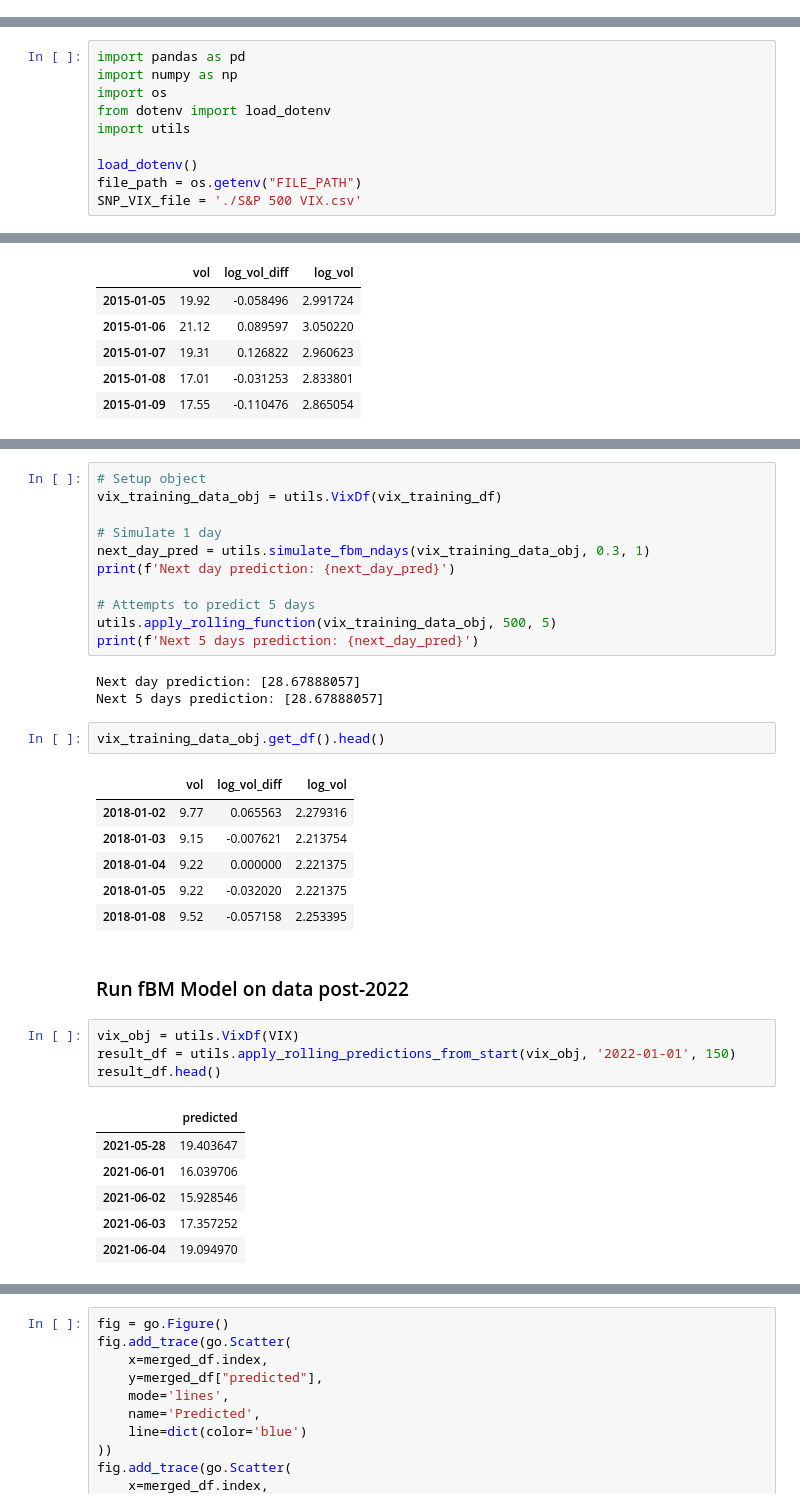
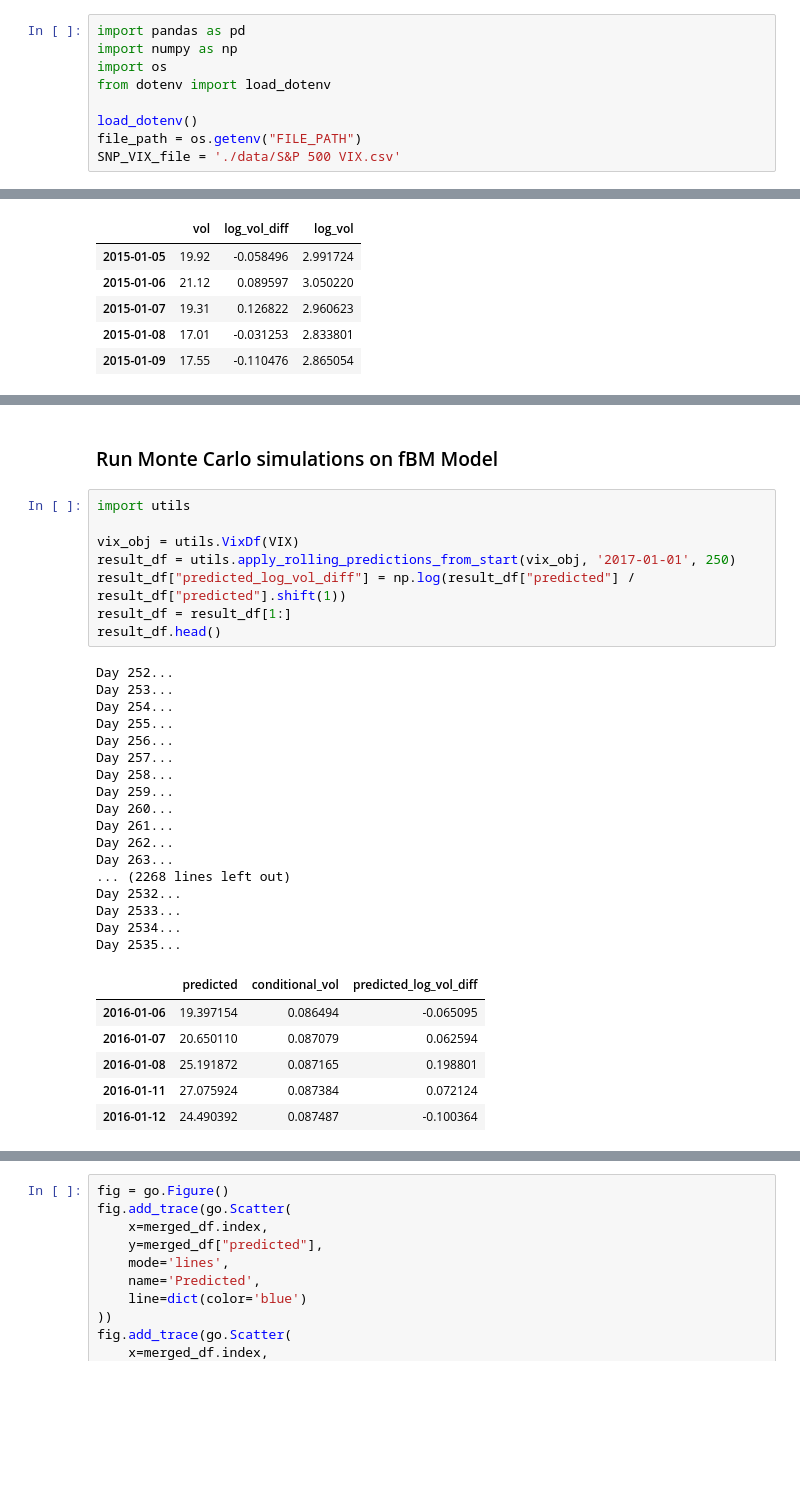
Before and after one commit to thatjosh/stats-practitioner-challenge, a Jupyter notebook: fBM_vix.ipynb, the cells around one changed output, grey strips where cells are left out. Drawn from its saved outputs; the diff is of its cells as text; blank space fills up the shorter version.

```diff
--- a/fBM_vix.ipynb
+++ b/fBM_vix.ipynb
@@ -1 +1,10 @@
+# %%
+import pandas as pd
+import numpy as np
+import os
+from dotenv import load_dotenv
+
+load_dotenv()
+file_path = os.getenv("FILE_PATH")
+SNP_VIX_file = './data/S&P 500 VIX.csv'
 # %% [markdown]
@@ -3,13 +12,3 @@
-# %%
-import pandas as pd
-import numpy as np
-import os
-from dotenv import load_dotenv
-import utils
-
-load_dotenv()
-file_path = os.getenv("FILE_PATH")
-SNP_VIX_file = './S&P 500 VIX.csv'
 # %%
 # Load the CSV file into df
 VIX = pd.read_csv(SNP_VIX_file)
@@ -152,39 +84,37 @@ fig.update_layout(
-# %%
-# Setup object
-vix_training_data_obj = utils.VixDf(vix_training_df)
-
-# Simulate 1 day
-next_day_pred = utils.simulate_fbm_ndays(vix_training_data_obj, 0.3, 1)
-print(f'Next day prediction: {next_day_pred}')
-
-# Attempts to predict 5 days
-utils.apply_rolling_function(vix_training_data_obj, 500, 5)
-print(f'Next 5 days prediction: {next_day_pred}')
-# %% [output]
-Next day prediction: [28.67888057]
-Next 5 days prediction: [28.67888057]
-# %%
-vix_training_data_obj.get_df().head()
-# %% [output]
-|  | vol | log_vol_diff | log_vol |
-| 2018-01-02 | 9.77 | 0.065563 | 2.279316 |
-| 2018-01-03 | 9.15 | -0.007621 | 2.213754 |
-| 2018-01-04 | 9.22 | 0.000000 | 2.221375 |
-| 2018-01-05 | 9.22 | -0.032020 | 2.221375 |
-| 2018-01-08 | 9.52 | -0.057158 | 2.253395 |
 # %% [markdown]
-### Run fBM Model on data post-2022
+### Run Monte Carlo simulations on fBM Model
 # %%
+import utils
+
 vix_obj = utils.VixDf(VIX)
-result_df = utils.apply_rolling_predictions_from_start(vix_obj, '2022-01-01', 150)
+result_df = utils.apply_rolling_predictions_from_start(vix_obj, '2017-01-01', 250)
+result_df["predicted_log_vol_diff"] = np.log(result_df["predicted"] / result_df["predicted"].shift(1))
+result_df = result_df[1:]
 result_df.head()
 # %% [output]
+Day 252...
+Day 253...
+Day 254...
+Day 255...
+Day 256...
+Day 257...
+Day 258...
+Day 259...
+Day 260...
+Day 261...
+Day 262...
+Day 263...
+... (2268 lines left out)
+Day 2532...
+Day 2533...
+Day 2534...
+Day 2535...
-|  | predicted |
-| 2021-05-28 | 19.403647 |
-| 2021-06-01 | 16.039706 |
-| 2021-06-02 | 15.928546 |
-| 2021-06-03 | 17.357252 |
-| 2021-06-04 | 19.094970 |
+|  | predicted | conditional_vol | predicted_log_vol_diff |
+| 2016-01-06 | 19.397154 | 0.086494 | -0.065095 |
+| 2016-01-07 | 20.650110 | 0.087079 | 0.062594 |
+| 2016-01-08 | 25.191872 | 0.087165 | 0.198801 |
+| 2016-01-11 | 27.075924 | 0.087384 | 0.072124 |
+| 2016-01-12 | 24.490392 | 0.087487 | -0.100364 |
 # %%
 merged_df = result_df.join(VIX, how='inner')
 merged_df.head()
```
Also changed, not shown: parts of 23 cells of this notebook, 3 other files.
